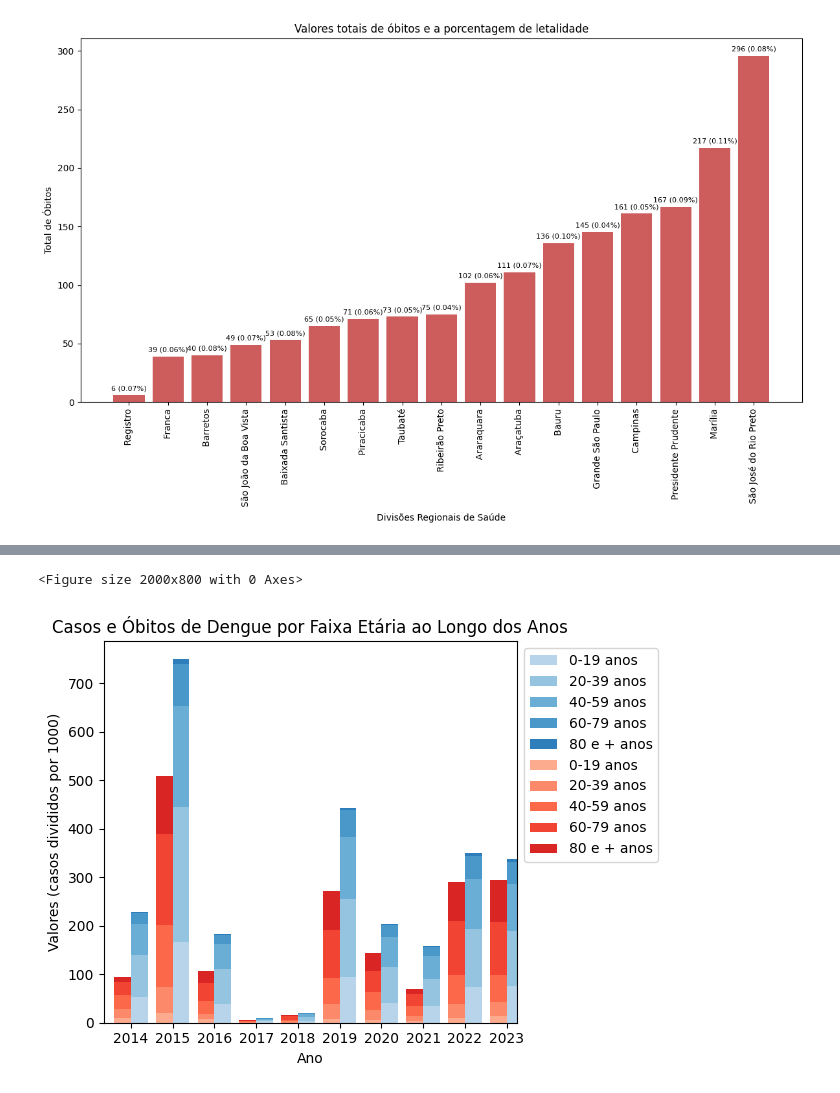
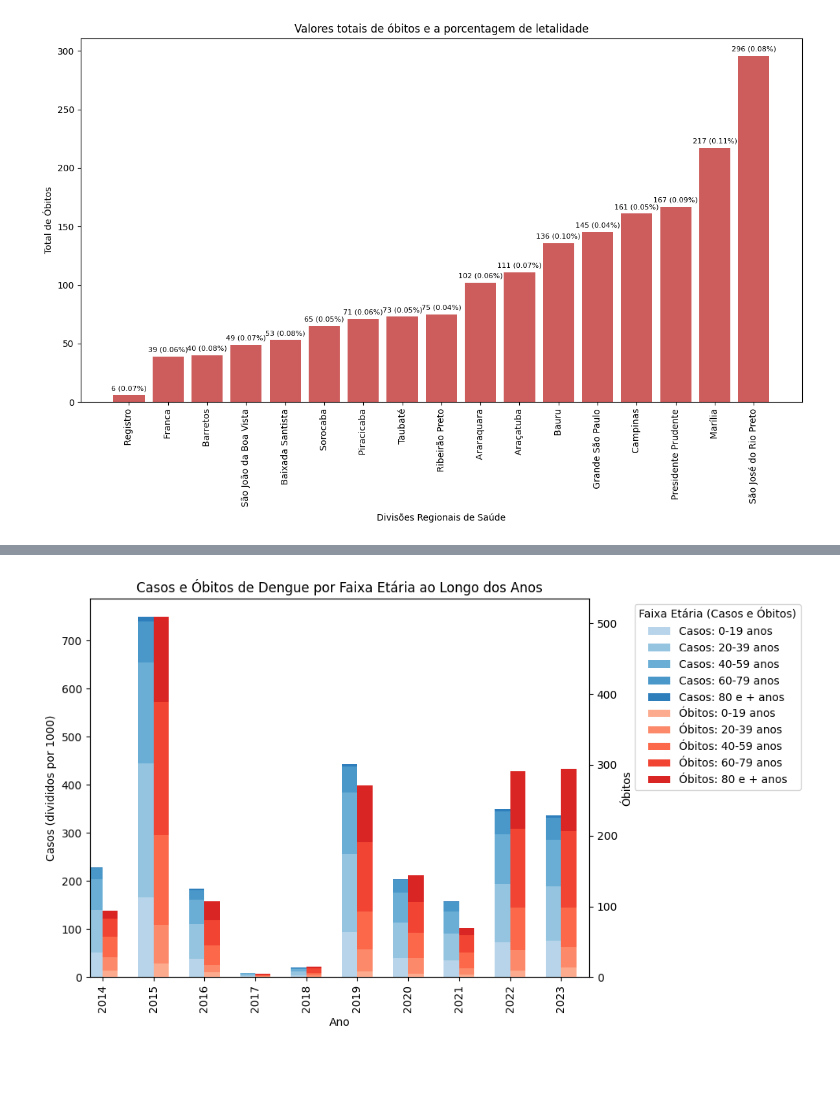
Before and after one commit to xVILENx/Dengue_SINAN, a Jupyter notebook: dengue_graphics_pynb.ipynb, the cells around one changed output, grey strips where cells are left out. Drawn from its saved outputs; the diff is of its cells as text; code cells hidden in the pictures; blank space fills up the shorter version.

```diff
--- a/dengue_graphics_pynb.ipynb
+++ b/dengue_graphics_pynb.ipynb
@@ -283,57 +293,60 @@ casos_por_faixa_etaria = [[int(caso) if caso else 0 for caso in linha] for linha
 # Criar DataFrame com o número de faixas etárias e anos corretos
 df_casos = pd.DataFrame(casos_por_faixa_etaria, columns=faixa_etaria, index=anos_casos)
 
 # Dividir os valores de casos por 1000
 df_casos_dividido = df_casos / 1000
 
 # Ler a página "obitos_simples"
 worksheet_obitos = spreadsheet.worksheet('obitos_simples')
 
 # Extrair dados
 faixa_etaria_obitos = worksheet_obitos.row_values(1)[1:6]  # B1 até F1 (5 faixas etárias)
 faixa_etaria_obitos = [f'{faixa} anos' for faixa in faixa_etaria_obitos]  # Adicionar "anos" após cada faixa etária
 anos_obitos = worksheet_obitos.col_values(1)[1:11]  # A2 até A11 (10 anos)
 obitos_por_faixa_etaria = worksheet_obitos.get_values('B2:F11')  # Dados de B2:F11
 
 # Converter os dados para inteiros
 obitos_por_faixa_etaria = [[int(obito) if obito else 0 for obito in linha] for linha in obitos_por_faixa_etaria]
 
 # Criar DataFrame com o número de faixas etárias e anos corretos
 df_obitos = pd.DataFrame(obitos_por_faixa_etaria, columns=faixa_etaria_obitos, index=anos_obitos)
 
-# Encontrar o maior valor e a faixa etária correspondente para casos
-max_casos = df_casos_dividido.max().max()
-faixa_max_casos = df_casos_dividido.stack().idxmax()
+# Criar a figura e o eixo principal
+fig, ax1 = plt.subplots(figsize=(10, 6))
 
-# Encontrar o maior valor e a faixa etária correspondente para óbitos
-max_obitos = df_obitos.max().max()
-faixa_max_obitos = df_obitos.stack().idxmax()
+# Plotar as colunas empilhadas para casos no eixo esquerdo
+df_casos_dividido.plot(kind='bar', stacked=True, color=plt.cm.Blues(np.linspace(0.3, 0.7, len(df_casos_dividido.columns))),
+                       edgecolor='none', position=1, width=0.3, ax=ax1, legend=False)
+ax1.set_ylabel('Casos (divididos por 1000)')
+ax1.grid(False)  # Remover a grade
 
-# Configurar o gráfico
-plt.figure(figsize=(20, 8))
+# Plotar as colunas empilhadas para óbitos no eixo direito
+ax2 = ax1.twinx()  # Criar um segundo eixo y compartilhando o mesmo eixo x
+df_obitos.plot(kind='bar', stacked=True, color=plt.cm.Reds(np.linspace(0.3, 0.7, len(df_obitos.columns))),
+               edgecolor='none', position=0, width=0.3, ax=ax2, legend=False)
+ax2.set_ylabel('Óbitos')
+ax2.grid(False)  # Remover a grade
 
-# Plotar colunas empilhadas para casos
-ax = df_casos_dividido.plot(kind='bar', stacked=True, color=plt.cm.Blues(np.linspace(0.3, 0.7, len(df_casos_dividido.columns))),
-                           edgecolor='none', position=0, width=0.4, label='Casos')
+# Adicionar título e rótulos
+ax1.set_xlabel('Ano')
+ax1.set_title('Casos e Óbitos de Dengue por Faixa Etária ao Longo dos Anos')
 
-# Plotar colunas empilhadas para óbitos
-df_obitos.plot(kind='bar', stacked=True, color=plt.cm.Reds(np.linspace(0.3, 0.7, len(df_obitos.columns))),
-               edgecolor='none', position=1, width=0.4, ax=ax, label='Óbitos')
+# Criar uma legenda combinada fora do gráfico, com Casos primeiro
+handles_casos, _ = ax1.get_legend_handles_labels()
+handles_obitos, _ = ax2.get_legend_handles_labels()
 
-# Configurar o gráfico
-plt.xlabel('Ano')
-plt.ylabel('Valores (casos divididos por 1000)')
-plt.title('Casos e Óbitos de Dengue por Faixa Etária ao Longo dos Anos')
-plt.xticks(rotation=0)
-plt.legend(loc='upper left', bbox_to_anchor=(1, 1))
-plt.grid(False)  # Remover a grade
+# Unir as legendas de casos e óbitos em uma única legenda, com Casos primeiro
+handles = handles_casos + handles_obitos
+labels = [f'Casos: {label}' for label in faixa_etaria] + [f'Óbitos: {label}' for label in faixa_etaria_obitos]
 
-# Ajustar layout e exibir o gráfico
+# Adicionar a legenda unificada fora do gráfico
+plt.legend(handles, labels, title='Faixa Etária (Casos e Óbitos)', loc='upper left', bbox_to_anchor=(1.08, 1))
+
+# Ajustar o layout e exibir o gráfico
 plt.tight_layout()
 plt.show()
 # %% [output]
-<Figure size 2000x800 with 0 Axes>
-[figure, old version]
+[figure, new version]
 # %%
 import pandas as pd
 import folium
```
Also changed, not shown: parts of 2 cells of this notebook.
